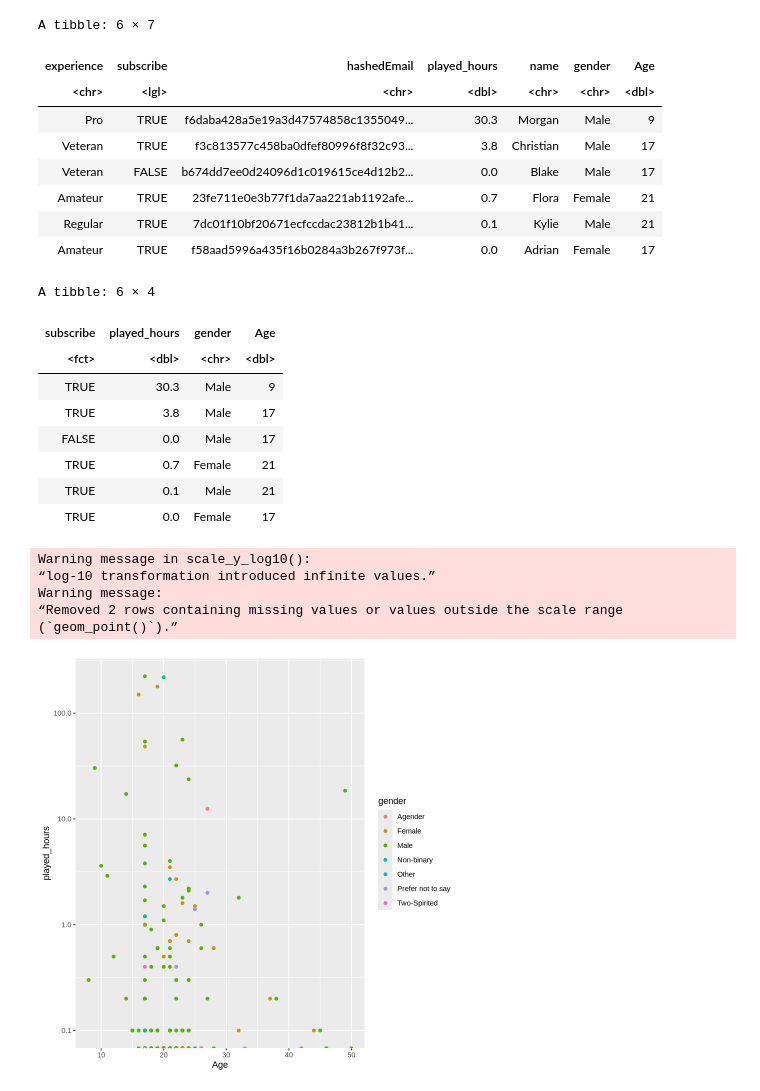
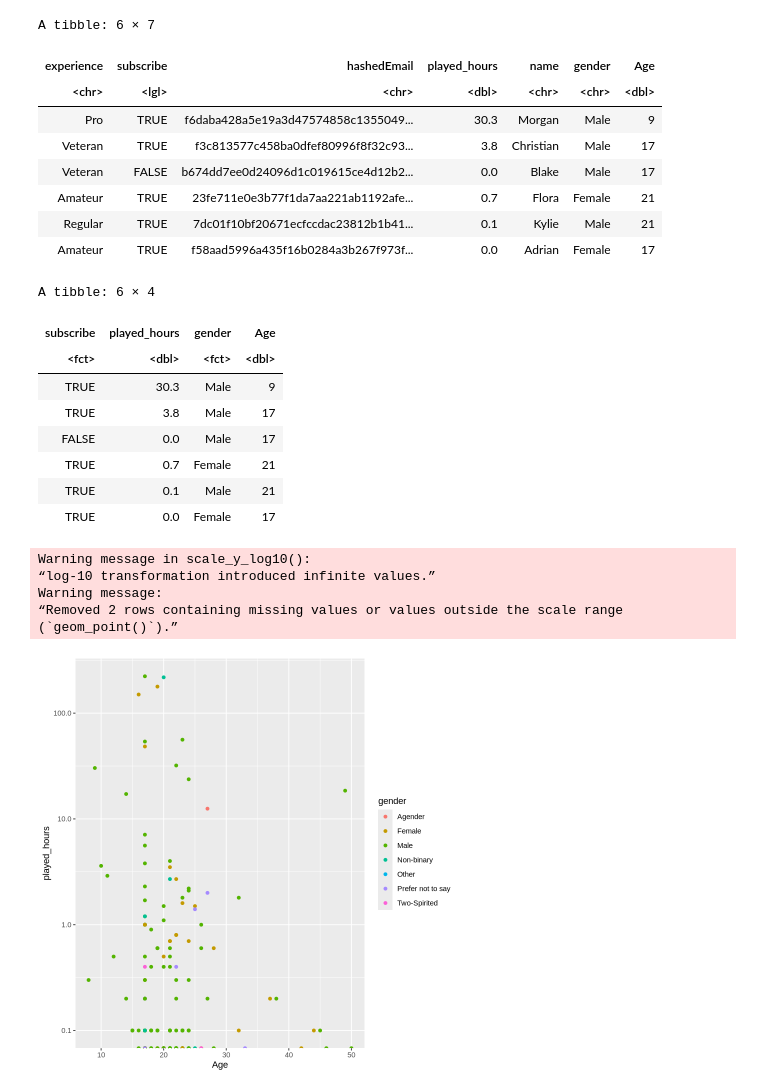
Before and after one commit to katec21/dsci-100-final-project, a Jupyter notebook: final_project.ipynb, the cells around one changed output. Cells and saved outputs as stored; diff of their text form; code cells hidden in the pictures.

```diff
--- a/final_project.ipynb
+++ b/final_project.ipynb
@@ -17,41 +15,42 @@ library(tidymodels)
 players <- read_csv("https://raw.githubusercontent.com/katec21/dsci-100-final-project/refs/heads/main/players.csv")
 players_filtered <- players |>
     select(subscribe, played_hours, gender, Age) |>
-    mutate(subscribe = as.factor(subscribe))
+    mutate(subscribe = as.factor(subscribe),
+           gender = as.factor(gender))
 
 head(players)
 
 head(players_filtered)
 
 plot <- players_filtered |>
     ggplot(aes(x = Age, y = played_hours, color = gender)) +
     geom_point() +
     labs(color = "gender") +
     scale_y_log10() #this was scaled because many people played for very little hours, while others played for many hours; this makes it more comparable
 
 plot
 # %% [output]
 Rows: 196 Columns: 7
 ── Column specification ────────────────────────────────────────────────────────
 Delimiter: ","
 chr (4): experience, hashedEmail, name, gender
 dbl (2): played_hours, Age
 lgl (1): subscribe
 
 ℹ Use `spec()` to retrieve the full column specification for this data.
 ℹ Specify the column types or set `show_col_types = FALSE` to quiet this message.
 A tibble: 6 × 7
 | experience | subscribe | hashedEmail | played_hours | name | gender | Age |
 | <chr> | <lgl> | <chr> | <dbl> | <chr> | <chr> | <dbl> |
 | Pro | TRUE | f6daba428a5e19a3d47574858c1355049... | 30.3 | Morgan | Male | 9 |
 | Veteran | TRUE | f3c813577c458ba0dfef80996f8f32c93... | 3.8 | Christian | Male | 17 |
 | Veteran | FALSE | b674dd7ee0d24096d1c019615ce4d12b2... | 0.0 | Blake | Male | 17 |
 | Amateur | TRUE | 23fe711e0e3b77f1da7aa221ab1192afe... | 0.7 | Flora | Female | 21 |
 | Regular | TRUE | 7dc01f10bf20671ecfccdac23812b1b41... | 0.1 | Kylie | Male | 21 |
 | Amateur | TRUE | f58aad5996a435f16b0284a3b267f973f... | 0.0 | Adrian | Female | 17 |
 A tibble: 6 × 4
 | subscribe | played_hours | gender | Age |
-| <fct> | <dbl> | <chr> | <dbl> |
+| <fct> | <dbl> | <fct> | <dbl> |
 | TRUE | 30.3 | Male | 9 |
 | TRUE | 3.8 | Male | 17 |
 | FALSE | 0.0 | Male | 17 |
```
Also changed, not shown: parts of 1 cell of this notebook.
